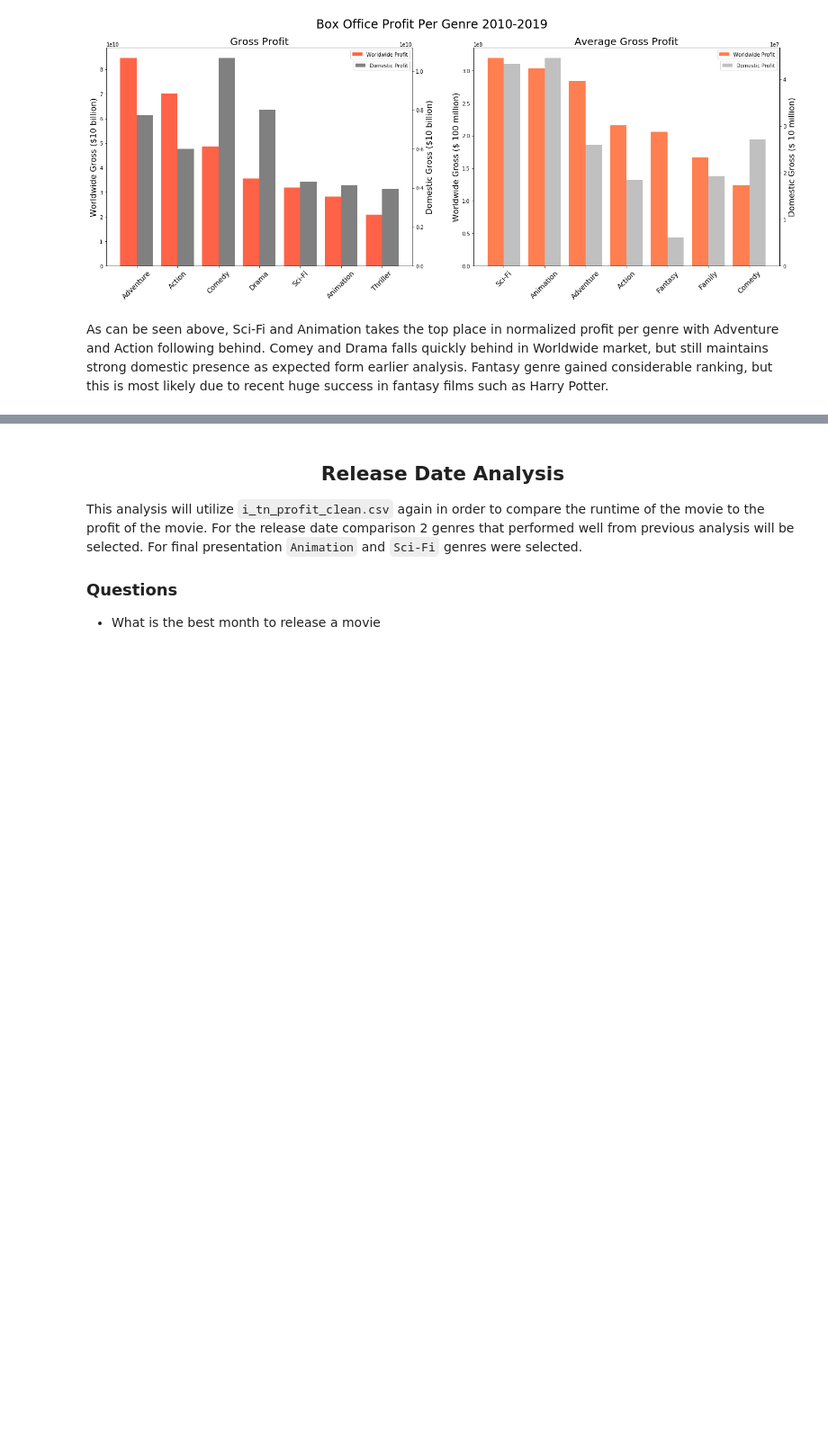
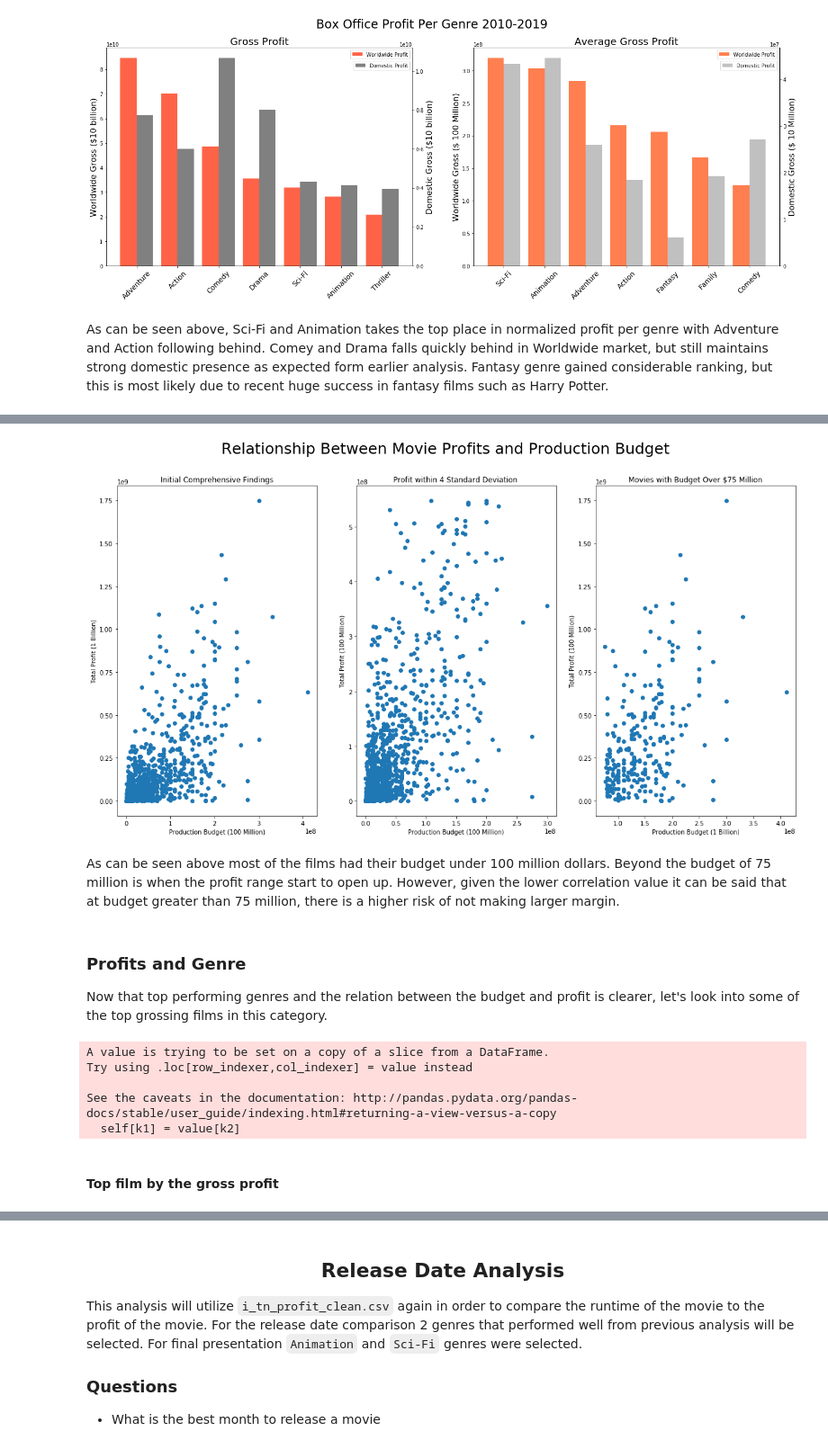
Before and after one commit to yunghanjeong/091420NYCDS_P1_G2_Project, a Jupyter notebook: msft_studio_movie_industry_analysis.ipynb, the cells around one changed output, grey strips where cells are left out. Shown at 90% size. Drawn from its saved outputs; the diff is of its cells as text; code cells hidden in the pictures; blank space fills up the shorter version.

```diff
--- a/msft_studio_movie_industry_analysis.ipynb
+++ b/msft_studio_movie_industry_analysis.ipynb
@@ -381,0 +464,68 @@ From stacked bar chart above there are few trends that are readily visible (chan
+# %%
+# Visualizing correlation
+plt.figure(figsize=(20,10))
+
+# fig 1 - Comprehensive Findings
+ax1 = plt.subplot(1, 3, 1)
+
+ax1.set_title('Initial Comprehensive Findings')
+ax1.set_ylabel('Total Profit (1 Billion)')
+ax1.set_xlabel('Production Budget (100 Million)')
+
+y1 = plot_data1.worldwide_profit
+x1 = plot_data1.production_budget
+
+ax1.scatter(x1,y1)
+
+
+# fig 2 - Remove profit outliers with +- 2*std
+ax2 = plt.subplot(1, 3, 2)
+
+ax2.set_title('Profit within 4 Standard Deviation ')
+ax2.set_ylabel('Total Profit (100 Million)')
+ax2.set_xlabel('Production Budget (100 Million)')
+
+y2 = plot_data2.worldwide_profit
+x2 = plot_data2.production_budget
+
+ax2.scatter(x2,y2)
+
+
+# fig 3 - Zooming in on movies with budgets over $75 million
+ax3 = plt.subplot(1, 3, 3)
+
+ax3.set_title('Movies with Budget Over $75 Million')
+ax3.set_ylabel('Total Profit (100 Million)')
+ax3.set_xlabel('Production Budget (1 Billion)')
+
+y3 = plot_data3.worldwide_profit
+x3 = plot_data3.production_budget
+
+ax3.scatter(x3,y3)
+
+#Plot style
+plt.suptitle("Relationship Between Movie Profits and Production Budget", size=25)
+
+#Please only uncomment below for output
+plt.savefig("images/budget_profit.png")
+
+plt.show()
+# %% [output]
+[figure, added]
+# %% [markdown]
+As can be seen above most of the films had their budget under 100 million dollars. Beyond the budget of 75 million is when the profit range start to open up. However, given the lower correlation value it can be said that at budget greater than 75 million, there is a higher risk of not making larger margin.
+# %% [markdown]
+### Profits and Genre
+
+Now that top performing genres and the relation between the budget and profit is clearer, let's look into some of the top grossing films in this category.
+# %%
+#Split genre columns to iterate
+plot_data3[['genre1','genre2','genre3']] = plot_data3['genres'].str.split(',', expand = True)
+# %% [output]
+A value is trying to be set on a copy of a slice from a DataFrame.
+Try using .loc[row_indexer,col_indexer] = value instead
+
+See the caveats in the documentation: http://pandas.pydata.org/pandas-docs/stable/user_guide/indexing.html#returning-a-view-versus-a-copy
+  self[k1] = value[k2]
+# %% [markdown]
+#### Top film by the gross profit
```
Also changed, not shown: parts of 71 cells of this notebook, 9 other files.
